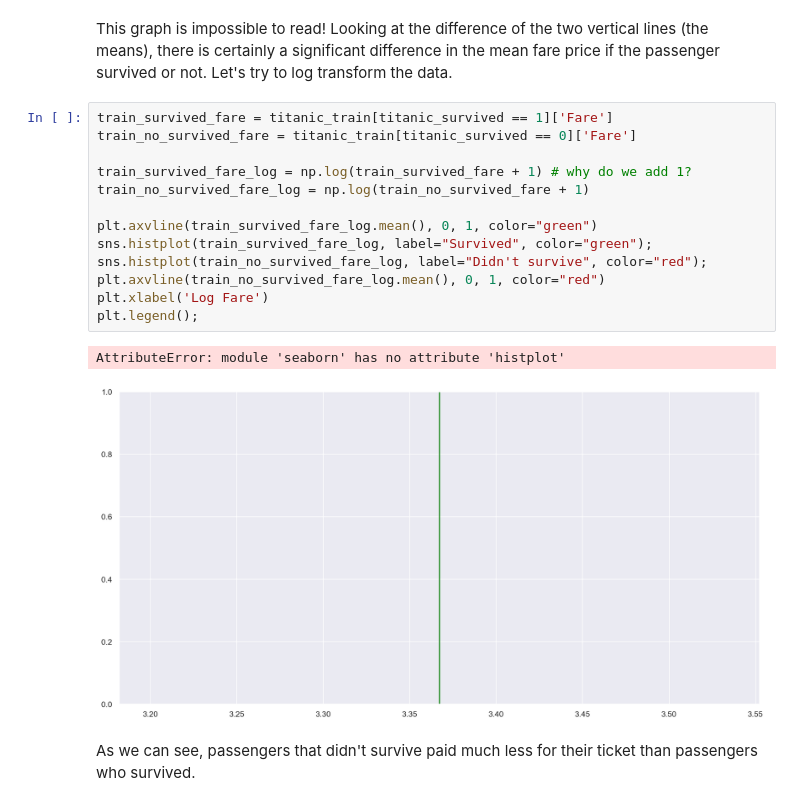
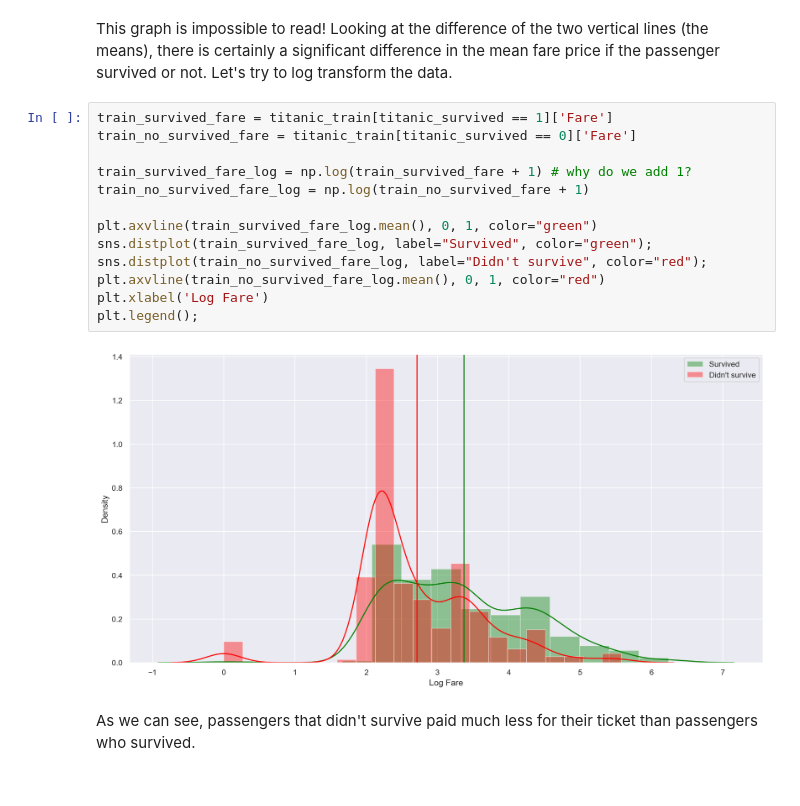
Before and after one commit to Mphan6139/Spring-2021-Career-Exploration, a Jupyter notebook: Lectures/Lecture4_DataCleaning_EDA/Data Cleaning and Exploratory Data Analysis.ipynb, the cells around one changed output. Cells and saved outputs as stored; diff of their text form.

```diff
--- a/Lectures/Lecture4_DataCleaning_EDA/Data Cleaning and Exploratory Data Analysis.ipynb
+++ b/Lectures/Lecture4_DataCleaning_EDA/Data Cleaning and Exploratory Data Analysis.ipynb
@@ -403,19 +401,18 @@ This graph is impossible to read! Looking at the difference of the two vertical
 # %%
 train_survived_fare = titanic_train[titanic_survived == 1]['Fare']
 train_no_survived_fare = titanic_train[titanic_survived == 0]['Fare']
 
 train_survived_fare_log = np.log(train_survived_fare + 1) # why do we add 1?
 train_no_survived_fare_log = np.log(train_no_survived_fare + 1)
 
 plt.axvline(train_survived_fare_log.mean(), 0, 1, color="green")
-sns.histplot(train_survived_fare_log, label="Survived", color="green");
-sns.histplot(train_no_survived_fare_log, label="Didn't survive", color="red");
+sns.distplot(train_survived_fare_log, label="Survived", color="green");
+sns.distplot(train_no_survived_fare_log, label="Didn't survive", color="red");
 plt.axvline(train_no_survived_fare_log.mean(), 0, 1, color="red")
 plt.xlabel('Log Fare')
 plt.legend();
 # %% [output]
-AttributeError: module 'seaborn' has no attribute 'histplot'
-[figure, old version]
+[figure, new version]
 # %% [markdown]
 As we can see, passengers that didn't survive paid much less for their ticket than passengers who survived.
 # %% [markdown]
```
Also changed, not shown: parts of 6 cells of this notebook.
